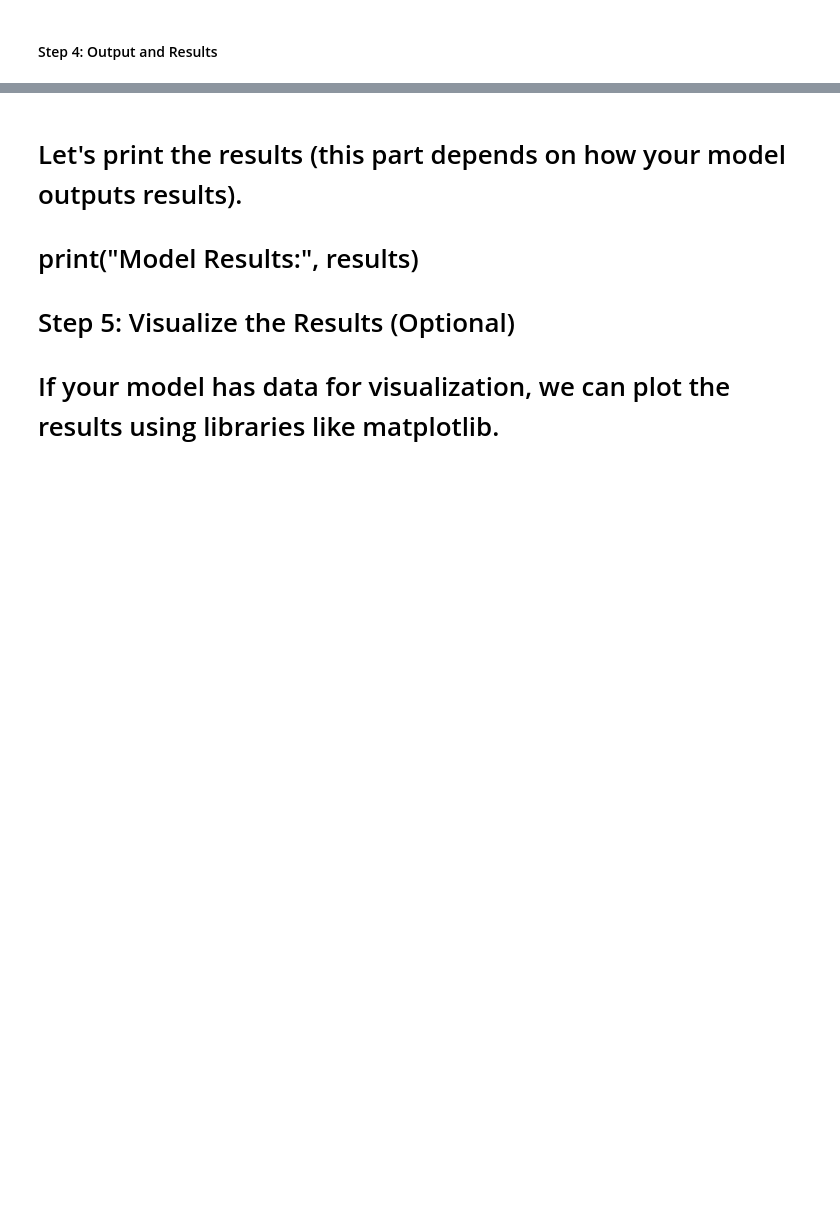
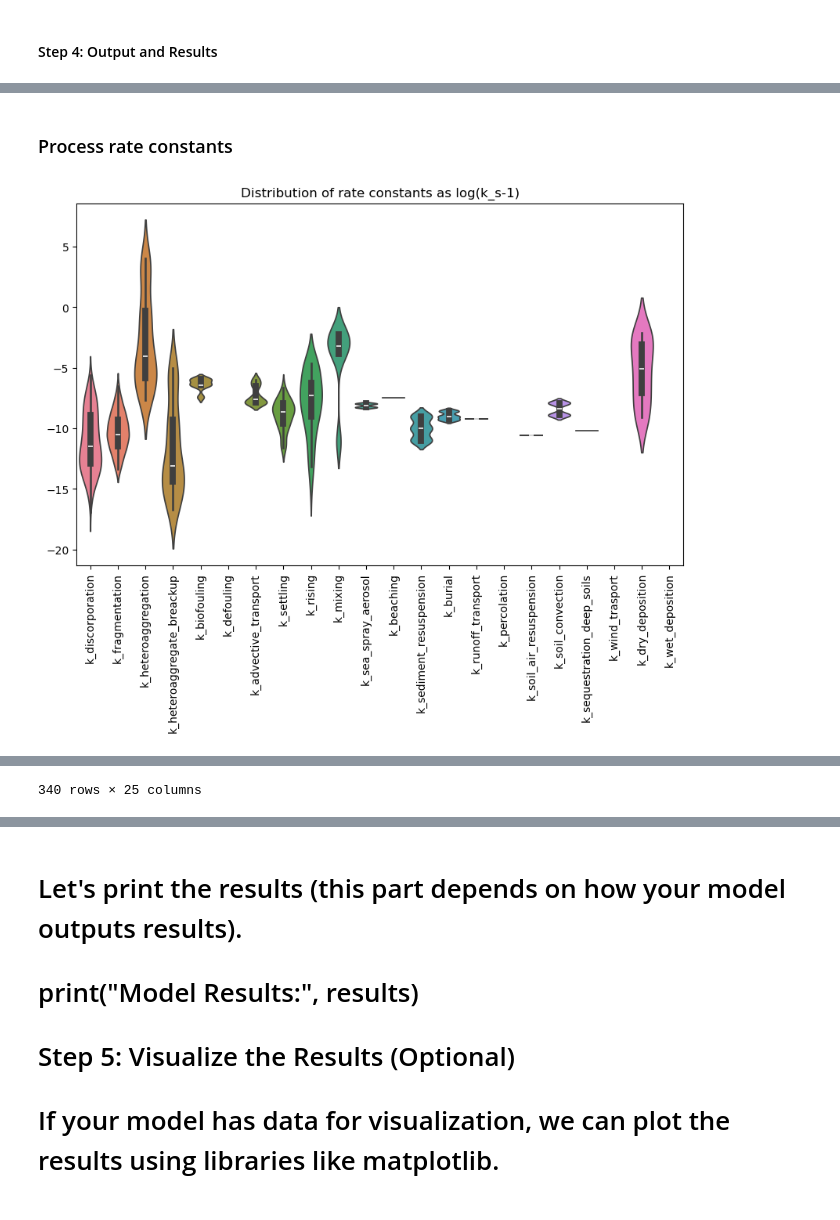
Before and after one commit to xy2gh/UTOPIA_package, a Jupyter notebook: src/utopia/model_tutorial.ipynb, the cells around one changed output, grey strips where cells are left out. Saved outputs shown, nothing was run; the diff lists cells and outputs as text; code cells hidden in the pictures; blank space fills up the shorter version.

```diff
--- a/src/utopia/model_tutorial.ipynb
+++ b/src/utopia/model_tutorial.ipynb
@@ -74,0 +71,8 @@ processor.plot_rateConstants()
+# %% [markdown]
+### Process rate constants
+# %%
+processor.create_rateConstants_table()
+processor.plot_rateConstants()
+processor.RC_df
+# %% [output]
+[figure, added]
@@ -74,0 +91 @@ processor.plot_rateConstants()
+340 rows × 25 columns
```
Also changed, not shown: parts of 10 cells of this notebook, 9 other files.
